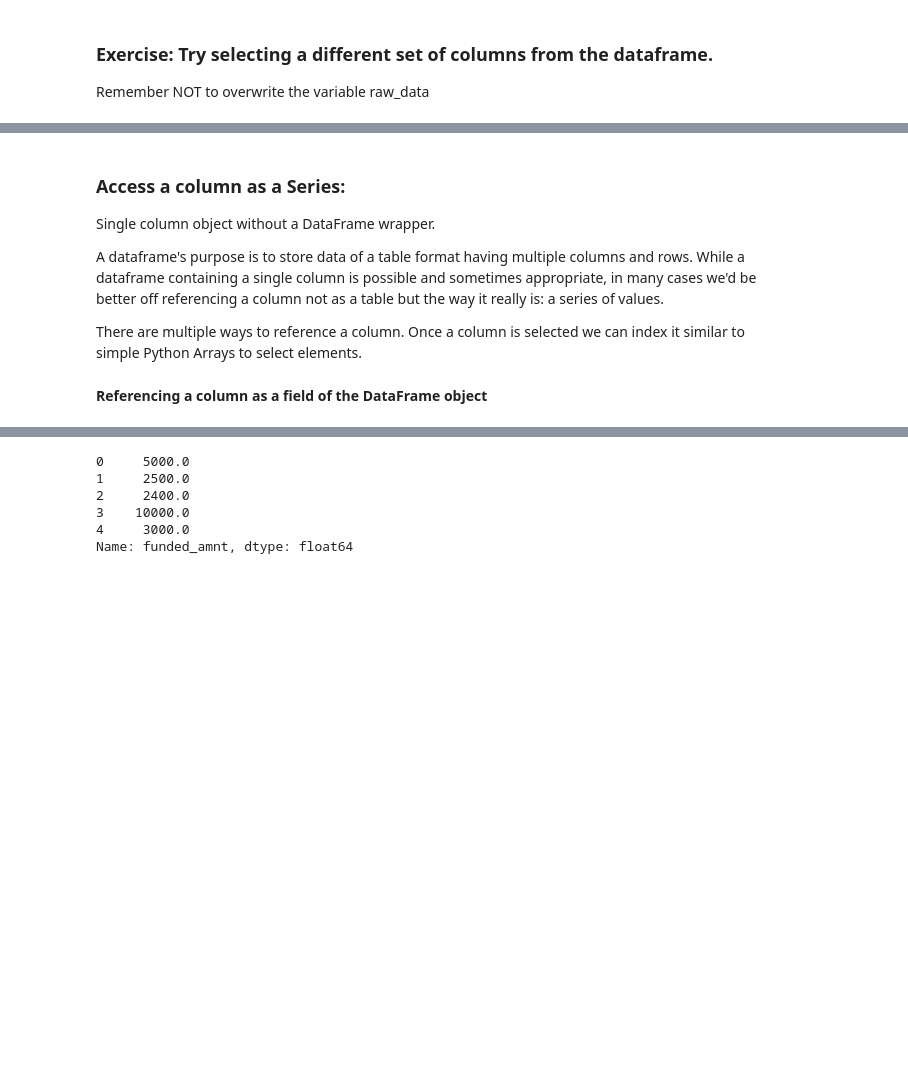
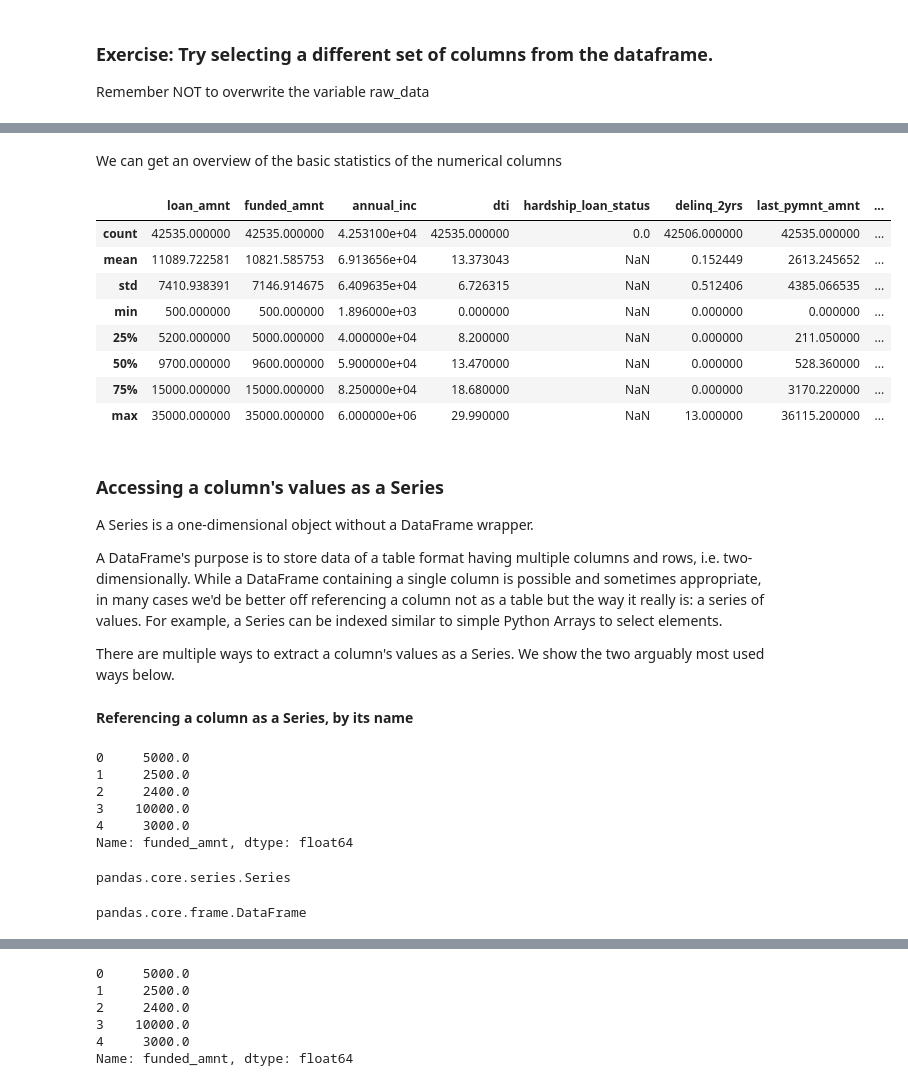
Before and after one commit to siaen/python_finance_course, a Jupyter notebook: notebooks/2 - Exploring, cleaning and preparing tabular data for analysis.ipynb, the cells around one changed output, grey strips where cells are left out. Cells and saved outputs as stored; diff of their text form; code cells hidden in the pictures; blank space fills up the shorter version.

```diff
--- a/notebooks/2 - Exploring, cleaning and preparing tabular data for analysis.ipynb
+++ b/notebooks/2 - Exploring, cleaning and preparing tabular data for analysis.ipynb
@@ -145,10 +189,42 @@ Remember NOT to overwrite the variable raw_data
+# %% [markdown]
+We can get an overview of the basic statistics of the numerical columns
+# %%
+raw_data.describe()
+# %% [output]
+|  | loan_amnt | funded_amnt | annual_inc | dti | hardship_loan_status | delinq_2yrs | last_pymnt_amnt | ... |
+| count | 42535.000000 | 42535.000000 | 4.253100e+04 | 42535.000000 | 0.0 | 42506.000000 | 42535.000000 | ... |
+| mean | 11089.722581 | 10821.585753 | 6.913656e+04 | 13.373043 | NaN | 0.152449 | 2613.245652 | ... |
+| std | 7410.938391 | 7146.914675 | 6.409635e+04 | 6.726315 | NaN | 0.512406 | 4385.066535 | ... |
+| min | 500.000000 | 500.000000 | 1.896000e+03 | 0.000000 | NaN | 0.000000 | 0.000000 | ... |
+| 25% | 5200.000000 | 5000.000000 | 4.000000e+04 | 8.200000 | NaN | 0.000000 | 211.050000 | ... |
+| 50% | 9700.000000 | 9600.000000 | 5.900000e+04 | 13.470000 | NaN | 0.000000 | 528.360000 | ... |
+| 75% | 15000.000000 | 15000.000000 | 8.250000e+04 | 18.680000 | NaN | 0.000000 | 3170.220000 | ... |
+| max | 35000.000000 | 35000.000000 | 6.000000e+06 | 29.990000 | NaN | 13.000000 | 36115.200000 | ... |
 # %% [markdown]
-### Access a column as a Series:
+### Accessing a column's values as a Series
 
-Single column object without a DataFrame wrapper.
+A Series is a one-dimensional object without a DataFrame wrapper.
 
-A dataframe's purpose is to store data of a table format having multiple columns and rows. While a dataframe containing a single column is possible and sometimes appropriate, in many cases we'd be better off referencing a column not as a table but the way it really is: a series of values.
+A DataFrame's purpose is to store data of a table format having multiple columns and rows, i.e. two-dimensionally. While a DataFrame containing a single column is possible and sometimes appropriate, in many cases we'd be better off referencing a column not as a table but the way it really is: a series of values. For example, a Series can be indexed similar to simple Python Arrays to select elements.
 
-There are multiple ways to reference a column. Once a column is selected we can index it similar to simple Python Arrays to select elements.
+There are multiple ways to extract a column's values as a Series. We show the two arguably most used ways below.
 # %% [markdown]
-**Referencing a column as a field of the DataFrame object**
+**Referencing a column as a Series, by its name**
+# %%
+# Select top 5 rows of column "funded_amnt"
+raw_data['funded_amnt'][:5]
+# %% [output]
+0     5000.0
+1     2500.0
+2     2400.0
+3    10000.0
+4     3000.0
+Name: funded_amnt, dtype: float64
+# %%
+type(raw_data['funded_amnt'])
+# %% [output]
+pandas.core.series.Series
+# %%
+type(raw_data[['funded_amnt']])
+# %% [output]
+pandas.core.frame.DataFrame
```
Also changed, not shown: parts of 24 cells of this notebook, 2 other files.
